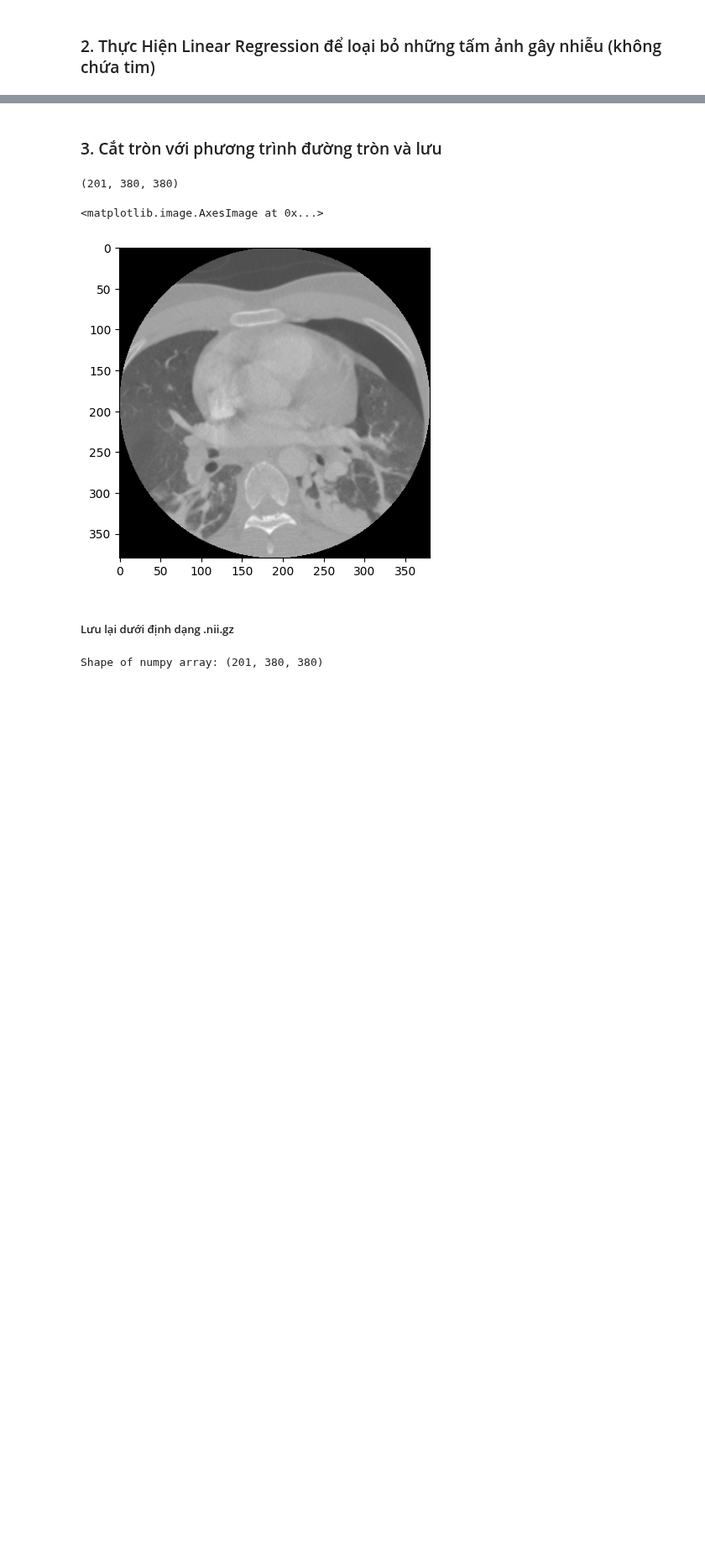
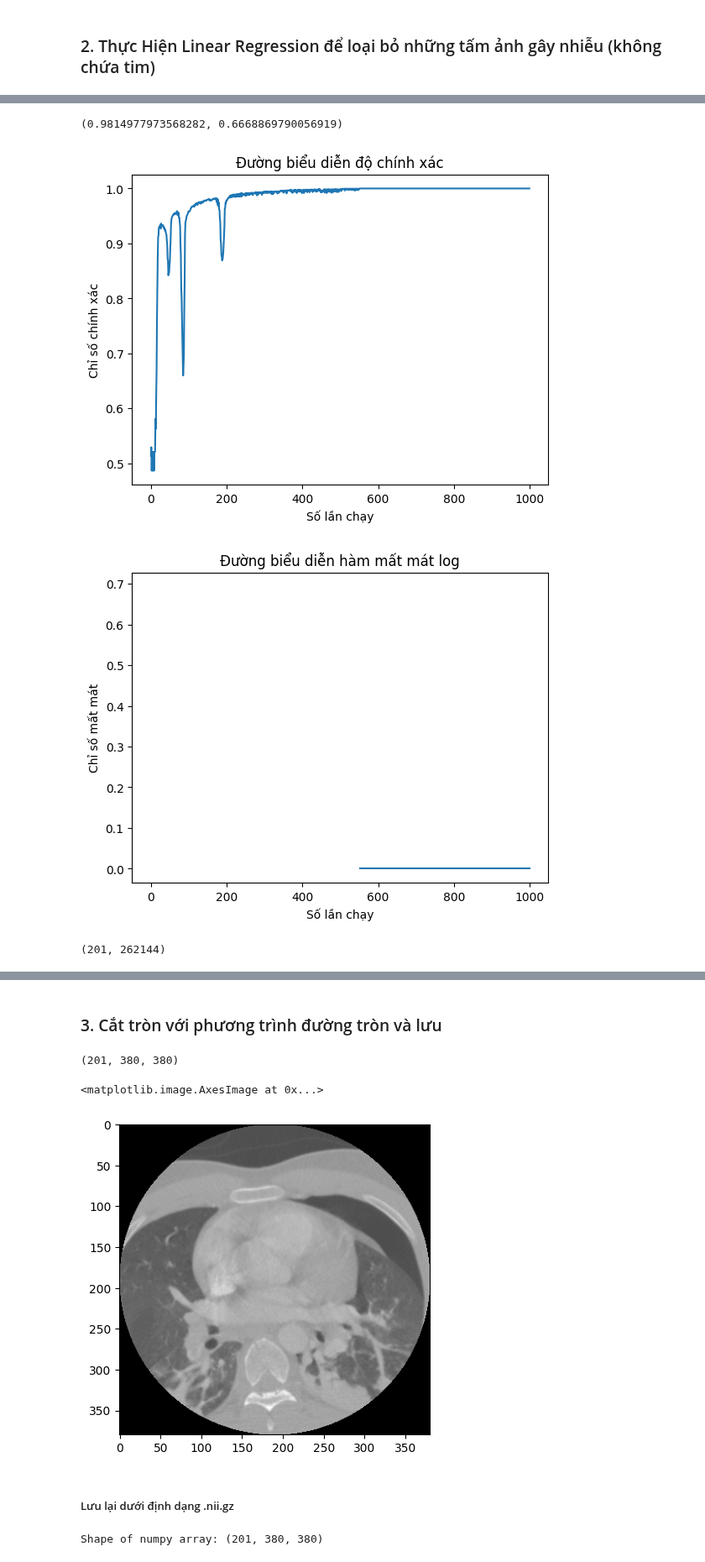
Before and after one commit to VISEF-ISEF-team/VasculAR, a Jupyter notebook: DeepLearning/notebooks/others/Full_preprocessing_real_data.ipynb, the cells around one changed output, grey strips where cells are left out. Shown at 84% size. Saved outputs shown, nothing was run; the diff lists cells and outputs as text; code cells hidden in the pictures; blank space fills up the shorter version.

Commit message:
Clipping and Circling and Logistic Regression for processing raw data

```diff
--- a/DeepLearning/notebooks/others/Full_preprocessing_real_data.ipynb
+++ b/DeepLearning/notebooks/others/Full_preprocessing_real_data.ipynb
@@ -173,0 +222,74 @@ y
+# %%
+# Đánh giá
+from sklearn.metrics import accuracy_score
+
+# Calculate accuracy
+accuracy = accuracy_score(y_test, y_pred)
+
+def log_loss(y_true, y_pred):
+    n = len(y_true)
+    loss = -1/n * np.sum(y_true * np.log(y_pred) + (1 - y_true) * np.log(1 - y_pred))
+    return loss
+
+# Calculate loss
+loss = log_loss(y_test, y_pred)
+
+accuracy, loss
+# %% [output]
+(0.9814977973568282, 0.6668869790056919)
+# %%
+import numpy as np
+
+def sigmoid(z):
+    return 1 / (1 + np.exp(-z))
+
+def logistic_regression(X, y, alpha=0.01, num_iterations=1000):
+    m, n = X.shape
+    theta = np.zeros((n, 1))
+    accuracy = []
+    log_loss = []
+    for i in range(num_iterations):
+        z = np.dot(X, theta)
+        h = sigmoid(z)
+        J = (-1/m) * np.sum(y * np.log(h) + (1 - y) * np.log(1 - h))
+        gradient = (1/m) * np.dot(X.T, (h - y))
+        theta -= alpha * gradient
+        y_pred = (h >= 0.5).astype(int)
+        accuracy.append(np.mean(y_pred == y))
+        log_loss.append(J)
+    return theta, accuracy, log_loss
+
+# Reshape the data
+X_train = X_train.reshape(X_train.shape[0], -1)
+X_test = X_test.reshape(X_test.shape[0], -1)
+
+# Add bias term to X
+X_train = np.hstack((np.ones((X_train.shape[0], 1)), X_train))
+X_test = np.hstack((np.ones((X_test.shape[0], 1)), X_test))
+
+# Train the model
+theta, accuracy, log_loss = logistic_regression(X_train, y_train)
+
+# Plot the accuracy and loss curves
+import matplotlib.pyplot as plt
+
+plt.plot(accuracy)
+plt.title('Đường biểu diễn độ chính xác')
+plt.xlabel('Số lần chạy')
+plt.ylabel('Chỉ số chính xác')
+plt.show()
+
+plt.plot(log_loss)
+plt.title('Đường biểu diễn hàm mất mát log')
+plt.xlabel('Số lần chạy')
+plt.ylabel('Chỉ số mất mát')
+plt.show()
+# %% [output]
+[figure, added]
+[figure, added]
+# %%
+image = PAT001
+image = image.reshape(image.shape[0],-1)
+image.shape
+# %% [output]
+(201, 262144)
```
Also changed, not shown: parts of 32 cells of this notebook, 23 other files.
